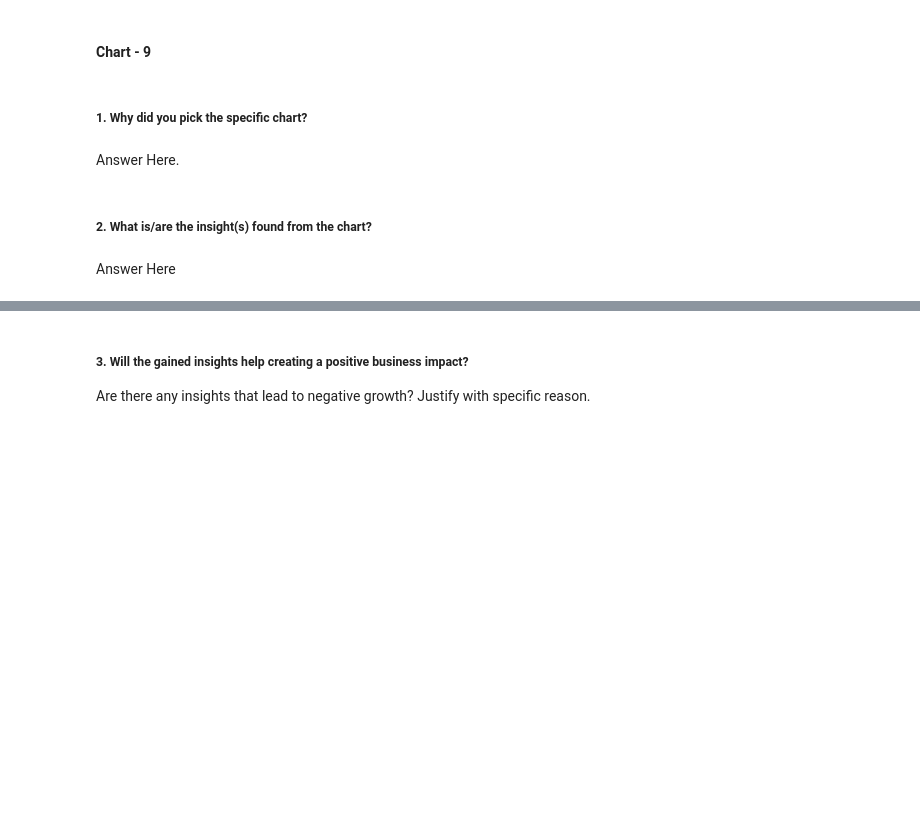
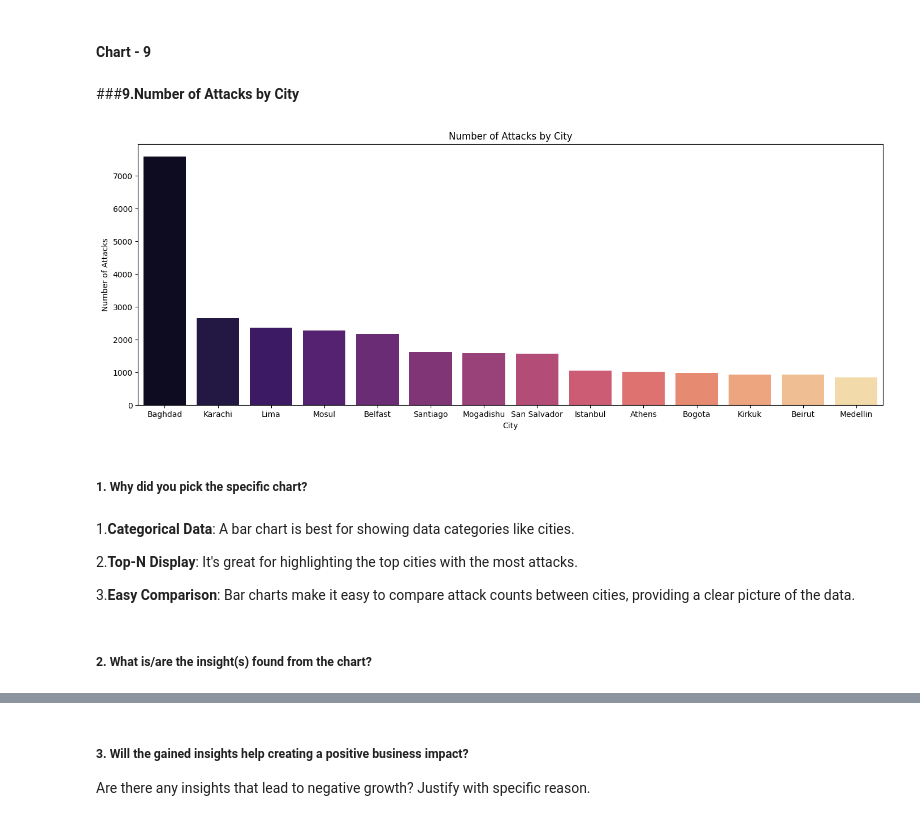
Before and after one commit to vaishnavikaithwas/Global-Terrorism-EDA-Project, a Jupyter notebook: Global_Terrorism_EDA.ipynb, the cells around one changed output, grey strips where cells are left out. Drawn from its saved outputs; the diff is of its cells as text; code cells hidden in the pictures; blank space fills up the shorter version.

```diff
--- a/Global_Terrorism_EDA.ipynb
+++ b/Global_Terrorism_EDA.ipynb
@@ -666,8 +801,27 @@ Answer Here
+# %% [markdown]
+###**9.Number of Attacks by City**
+# %%
+plt.subplots(figsize=(17,6))
+sns.barplot(x=data['city'].value_counts()[1:15].index,
+            y=data['city'].value_counts()[1:15].values,
+            palette="magma")
+
+plt.title('Number of Attacks by City')
+plt.xlabel('City')
+plt.ylabel('Number of Attacks')
+plt.show()
+# %% [output]
+[figure, added]
 # %% [markdown]
 ##### 1. Why did you pick the specific chart?
-# %% [markdown]
-Answer Here.
+# %% [markdown]
+1.**Categorical Data**: A bar chart is best for showing data categories
+                    like cities.
+
+2.**Top-N Display**: It's great for highlighting the top cities with
+                     the most attacks.
+
+3.**Easy Comparison**: Bar charts make it easy to compare attack counts
+                       between cities, providing a clear picture of the data.
 # %% [markdown]
 ##### 2. What is/are the insight(s) found from the chart?
-# %% [markdown]
-Answer Here
```
Also changed, not shown: parts of 60 cells of this notebook.
